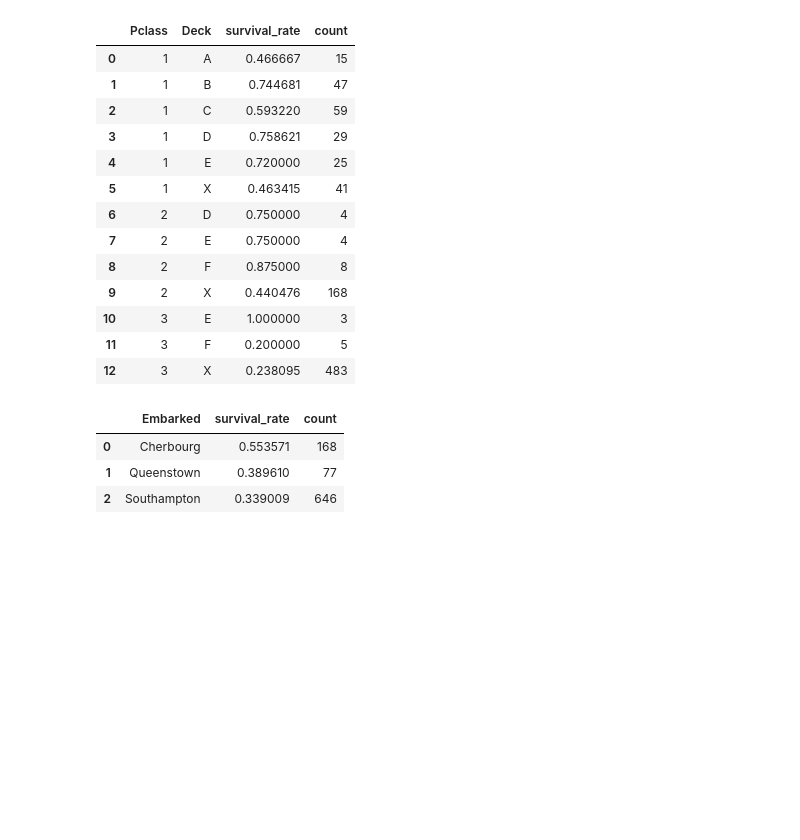
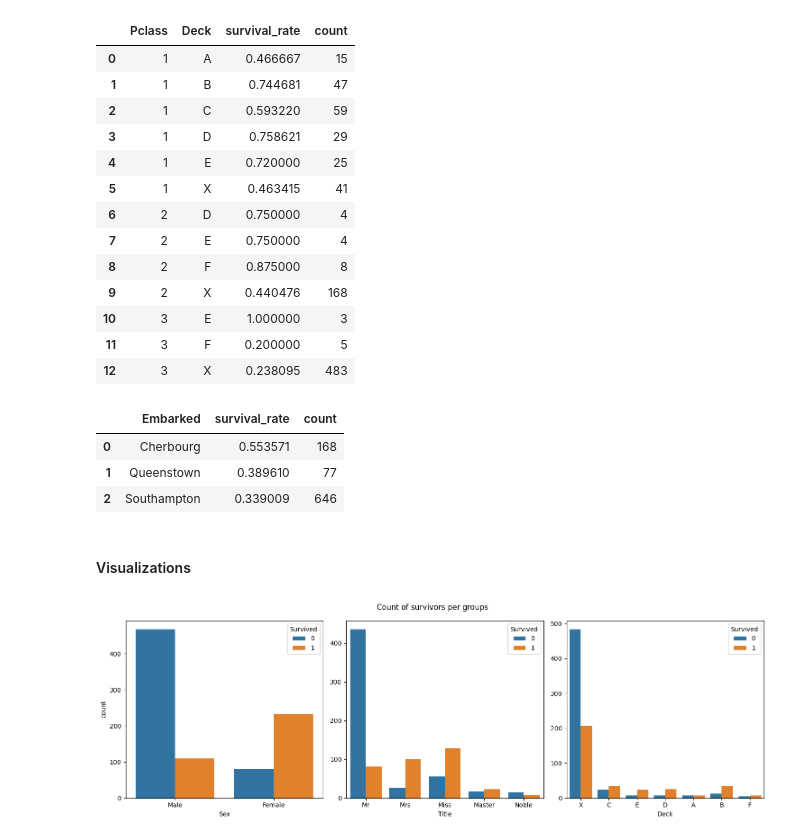
Before and after one commit to patryk126p/ai-programming-foundations-project, a Jupyter notebook: data_workflow.ipynb, the cells around one changed output. Cells and saved outputs as stored; diff of their text form; code cells hidden in the pictures; blank space fills up the shorter version.

Commit message:
add visualizations

```diff
--- a/data_workflow.ipynb
+++ b/data_workflow.ipynb
@@ -308,3 +317,18 @@ calculate_survival_rate(df_clean, ["Embarked"])
 | 0 | Cherbourg | 0.553571 | 168 |
 | 1 | Queenstown | 0.389610 | 77 |
 | 2 | Southampton | 0.339009 | 646 |
+# %% [markdown]
+#### Visualizations
+# %%
+fig, axis = plt.subplots(1, 3, figsize = (15, 5))
+
+sns.countplot(ax=axis[0], data=df_clean, x="Female", hue="Survived")
+axis[0].set_xticks([0, 1], ["Male", "Female"])
+axis[0].set_xlabel("Sex")
+sns.countplot(ax=axis[1], data=df_clean, x="Title", hue="Survived").set(ylabel = None)
+sns.countplot(ax=axis[2], data=df_clean, x="Deck", hue="Survived").set(ylabel = None)
+fig.suptitle("Count of survivors per groups")
+plt.tight_layout()
+plt.show()
+# %% [output]
+[figure, added]
```
Also changed, not shown: parts of 7 cells of this notebook.
